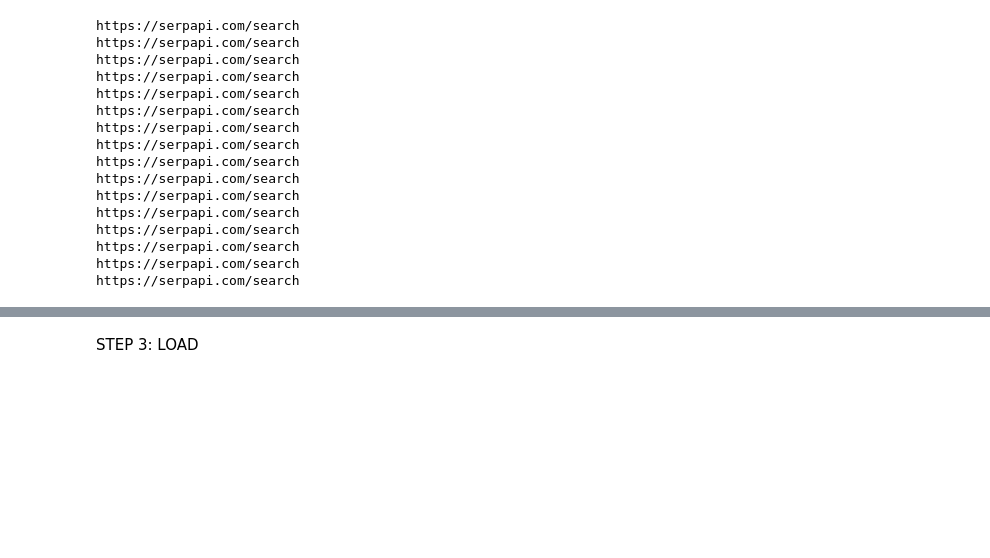
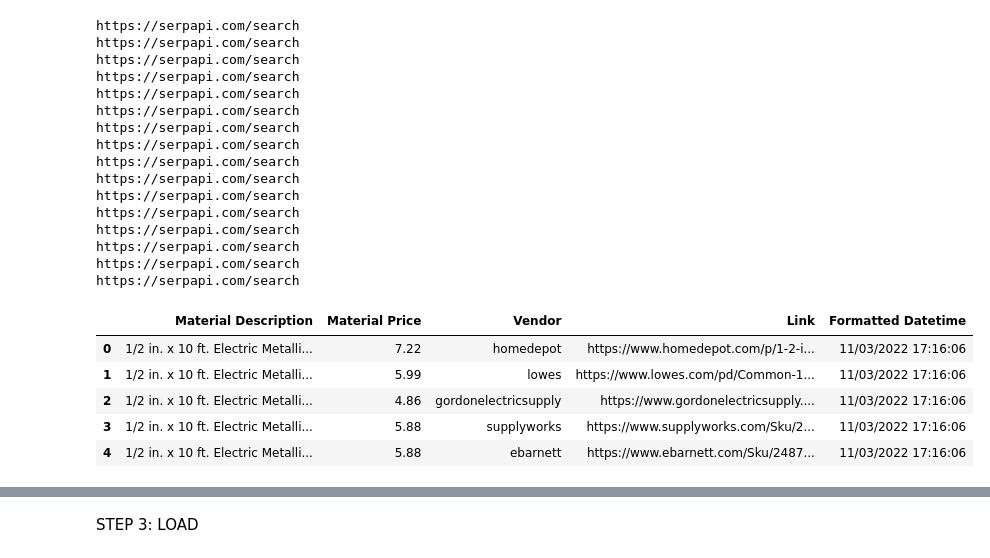
Before and after one commit to thegreatkeej/Estimator_Project, a Jupyter notebook: Resources/Original_Working_Estimator_Script.ipynb, the cells around one changed output, grey strips where cells are left out. Saved outputs shown, nothing was run; the diff lists cells and outputs as text; code cells hidden in the pictures; blank space fills up the shorter version.

```diff
--- a/Resources/Original_Working_Estimator_Script.ipynb
+++ b/Resources/Original_Working_Estimator_Script.ipynb
@@ -169,4 +169,13 @@ for i in range(len(R)):
     all_prices.append(df)
 clean_df = pd.concat(all_prices, axis=0, ignore_index=True)
 working_df = pd.DataFrame(lowest_prices)
+# %%
+clean_df.head()
+# %% [output]
+|  | Material Description | Material Price | Vendor | Link | Formatted Datetime |
+| 0 | 1/2 in. x 10 ft. Electric Metalli... | 7.22 | homedepot | https://www.homedepot.com/p/1-2-i... | 11/03/2022 17:16:06 |
+| 1 | 1/2 in. x 10 ft. Electric Metalli... | 5.99 | lowes | https://www.lowes.com/pd/Common-1... | 11/03/2022 17:16:06 |
+| 2 | 1/2 in. x 10 ft. Electric Metalli... | 4.86 | gordonelectricsupply | https://www.gordonelectricsupply.... | 11/03/2022 17:16:06 |
+| 3 | 1/2 in. x 10 ft. Electric Metalli... | 5.88 | supplyworks | https://www.supplyworks.com/Sku/2... | 11/03/2022 17:16:06 |
+| 4 | 1/2 in. x 10 ft. Electric Metalli... | 5.88 | ebarnett | https://www.ebarnett.com/Sku/2487... | 11/03/2022 17:16:06 |
 # %%
```
Also changed, not shown: parts of 5 cells of this notebook, 9 other files.
